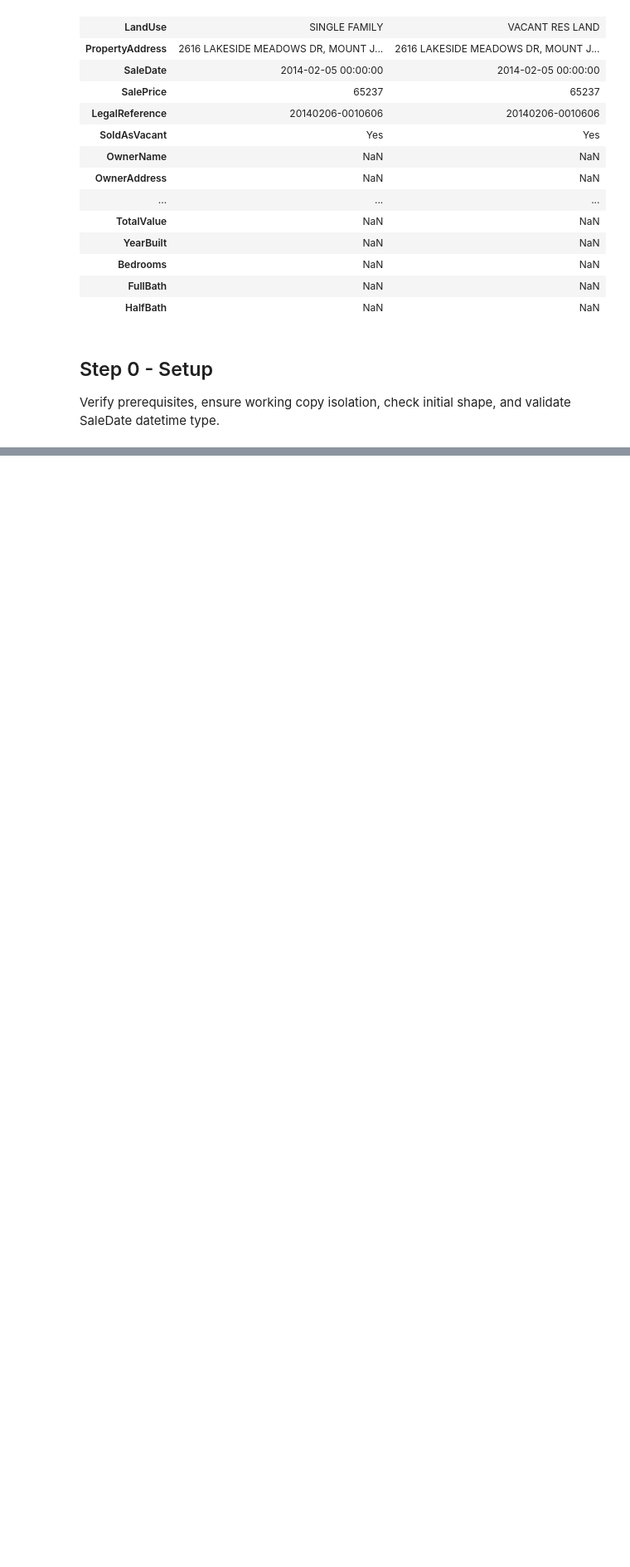
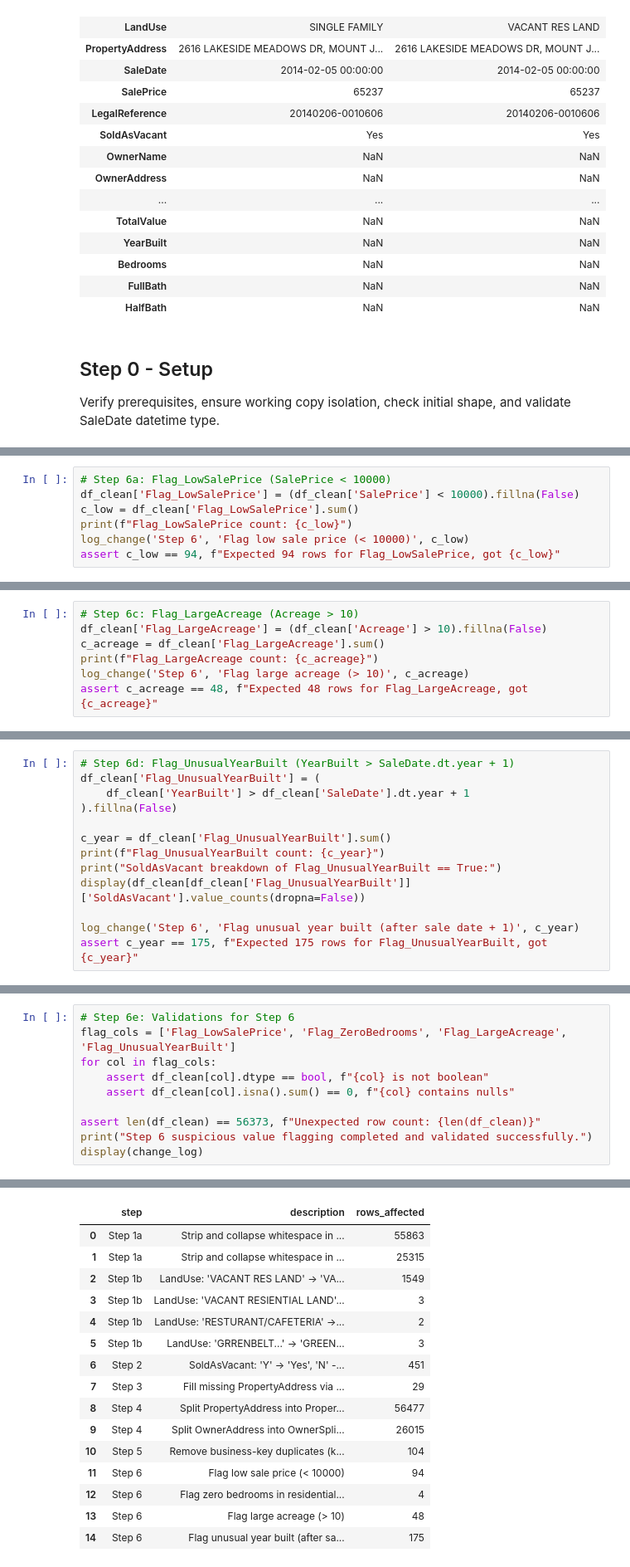
Before and after one commit to MahdiYaqobi/nashville-housing-cleaning, a Jupyter notebook: notebooks/01_cleaning.ipynb, the cells around one changed output, grey strips where cells are left out. Shown at 83% size. Drawn from its saved outputs; the diff is of its cells as text; blank space fills up the shorter version.

```diff
--- a/notebooks/01_cleaning.ipynb
+++ b/notebooks/01_cleaning.ipynb
@@ -225,0 +569,7 @@ Step 0 Setup assertions passed successfully.
+# %%
+# Step 6a: Flag_LowSalePrice (SalePrice < 10000)
+df_clean['Flag_LowSalePrice'] = (df_clean['SalePrice'] < 10000).fillna(False)
+c_low = df_clean['Flag_LowSalePrice'].sum()
+print(f"Flag_LowSalePrice count: {c_low}")
+log_change('Step 6', 'Flag low sale price (< 10000)', c_low)
+assert c_low == 94, f"Expected 94 rows for Flag_LowSalePrice, got {c_low}"
@@ -225,0 +602,7 @@ Step 0 Setup assertions passed successfully.
+# %%
+# Step 6c: Flag_LargeAcreage (Acreage > 10)
+df_clean['Flag_LargeAcreage'] = (df_clean['Acreage'] > 10).fillna(False)
+c_acreage = df_clean['Flag_LargeAcreage'].sum()
+print(f"Flag_LargeAcreage count: {c_acreage}")
+log_change('Step 6', 'Flag large acreage (> 10)', c_acreage)
+assert c_acreage == 48, f"Expected 48 rows for Flag_LargeAcreage, got {c_acreage}"
@@ -225,0 +611,13 @@ Step 0 Setup assertions passed successfully.
+# %%
+# Step 6d: Flag_UnusualYearBuilt (YearBuilt > SaleDate.dt.year + 1)
+df_clean['Flag_UnusualYearBuilt'] = (
+    df_clean['YearBuilt'] > df_clean['SaleDate'].dt.year + 1
+).fillna(False)
+
+c_year = df_clean['Flag_UnusualYearBuilt'].sum()
+print(f"Flag_UnusualYearBuilt count: {c_year}")
+print("SoldAsVacant breakdown of Flag_UnusualYearBuilt == True:")
+display(df_clean[df_clean['Flag_UnusualYearBuilt']]['SoldAsVacant'].value_counts(dropna=False))
+
+log_change('Step 6', 'Flag unusual year built (after sale date + 1)', c_year)
+assert c_year == 175, f"Expected 175 rows for Flag_UnusualYearBuilt, got {c_year}"
@@ -225,0 +631,11 @@ Step 0 Setup assertions passed successfully.
+# %%
+# Step 6e: Validations for Step 6
+flag_cols = ['Flag_LowSalePrice', 'Flag_ZeroBedrooms', 'Flag_LargeAcreage', 'Flag_UnusualYearBuilt']
+for col in flag_cols:
+    assert df_clean[col].dtype == bool, f"{col} is not boolean"
+    assert df_clean[col].isna().sum() == 0, f"{col} contains nulls"
+
+assert len(df_clean) == 56373, f"Unexpected row count: {len(df_clean)}"
+print("Step 6 suspicious value flagging completed and validated successfully.")
+display(change_log)
+# %% [output]
@@ -225,0 +643,16 @@ Step 0 Setup assertions passed successfully.
+|  | step | description | rows_affected |
+| 0 | Step 1a | Strip and collapse whitespace in ... | 55863 |
+| 1 | Step 1a | Strip and collapse whitespace in ... | 25315 |
+| 2 | Step 1b | LandUse: 'VACANT RES LAND' -> 'VA... | 1549 |
+| 3 | Step 1b | LandUse: 'VACANT RESIENTIAL LAND'... | 3 |
+| 4 | Step 1b | LandUse: 'RESTURANT/CAFETERIA' ->... | 2 |
+| 5 | Step 1b | LandUse: 'GRRENBELT...' -> 'GREEN... | 3 |
+| 6 | Step 2 | SoldAsVacant: 'Y' -> 'Yes', 'N' -... | 451 |
+| 7 | Step 3 | Fill missing PropertyAddress via ... | 29 |
+| 8 | Step 4 | Split PropertyAddress into Proper... | 56477 |
+| 9 | Step 4 | Split OwnerAddress into OwnerSpli... | 26015 |
+| 10 | Step 5 | Remove business-key duplicates (k... | 104 |
+| 11 | Step 6 | Flag low sale price (< 10000) | 94 |
+| 12 | Step 6 | Flag zero bedrooms in residential... | 4 |
+| 13 | Step 6 | Flag large acreage (> 10) | 48 |
+| 14 | Step 6 | Flag unusual year built (after sa... | 175 |
```
Also changed, not shown: parts of 34 cells of this notebook.
